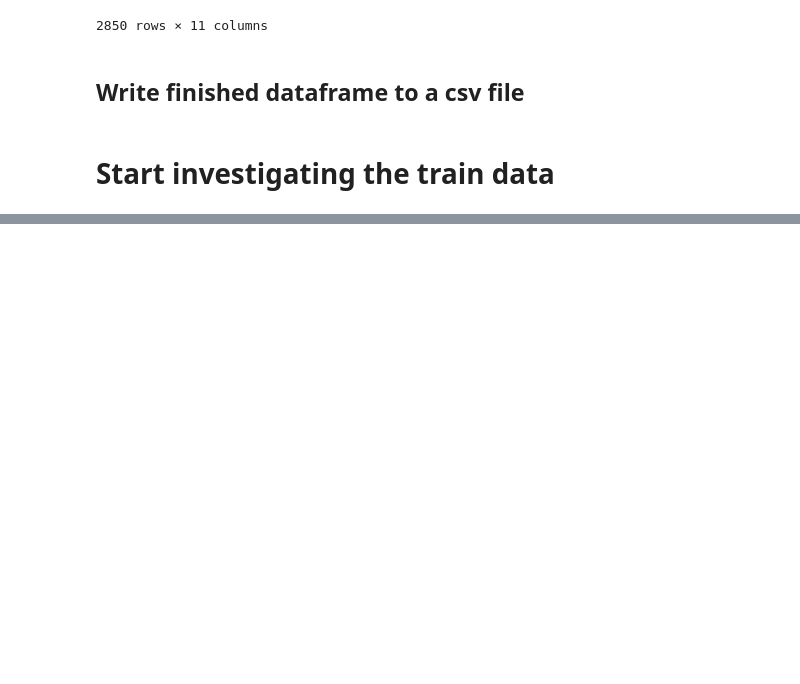
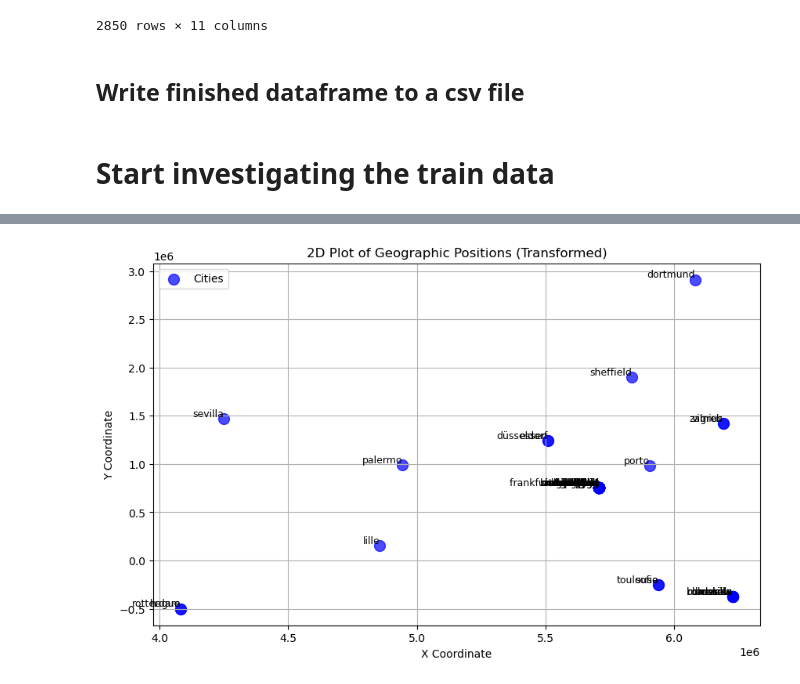
Before and after one commit to Niledough/DOPP_Exercise_2, a Jupyter notebook: dopp-air-and-rail.ipynb, the cells around one changed output, grey strips where cells are left out. Saved outputs shown, nothing was run; the diff lists cells and outputs as text; code cells hidden in the pictures; blank space fills up the shorter version.

```diff
--- a/dopp-air-and-rail.ipynb
+++ b/dopp-air-and-rail.ipynb
@@ -1758,0 +2081,6 @@ memory usage: 245.1+ KB
+# %%
+# Remove cities without positions from the graph
+airandrail_graph.remove_nodes_from(cities_without_positions)
+
+# Remove cities without positions from geo_positions
+geo_positions = {city: pos for city, pos in geo_positions.items() if city in airandrail_graph.nodes}
@@ -1758,0 +2133,25 @@ memory usage: 245.1+ KB
+# %%
+import matplotlib.pyplot as plt
+
+# Assuming geo_positions_2d is defined with structure {city: (x, y)}
+# Example data for illustration (replace this with actual `geo_positions_2d`)
+
+# Extract data for plotting
+x_coords = [pos[0] for pos in geo_positions_2d.values()]
+y_coords = [pos[1] for pos in geo_positions_2d.values()]
+labels = list(geo_positions_2d.keys())
+
+# Create the 2D plot
+plt.figure(figsize=(10, 6))
+plt.scatter(x_coords, y_coords, color='blue', s=100, alpha=0.7, label='Cities')
+for label, x, y in zip(labels, x_coords, y_coords):
+    plt.text(x, y, label, fontsize=9, ha='right', va='bottom')
+
+plt.title("2D Plot of Geographic Positions (Transformed)")
+plt.xlabel("X Coordinate")
+plt.ylabel("Y Coordinate")
+plt.grid(True)
+plt.legend()
+plt.show()
+# %% [output]
+[figure, added]
```
Also changed, not shown: parts of 48 cells of this notebook.
